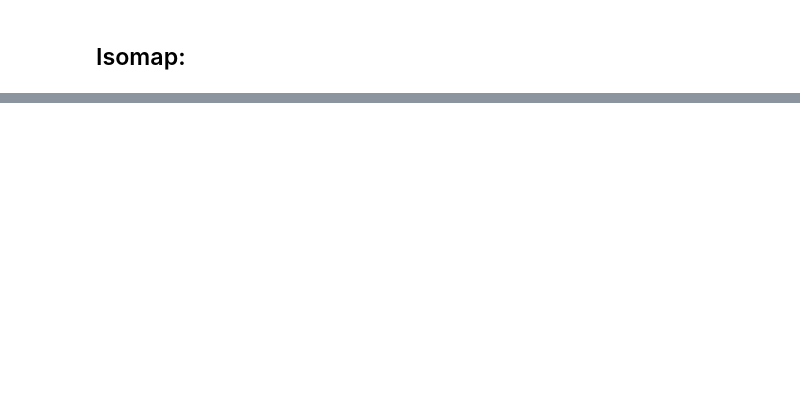
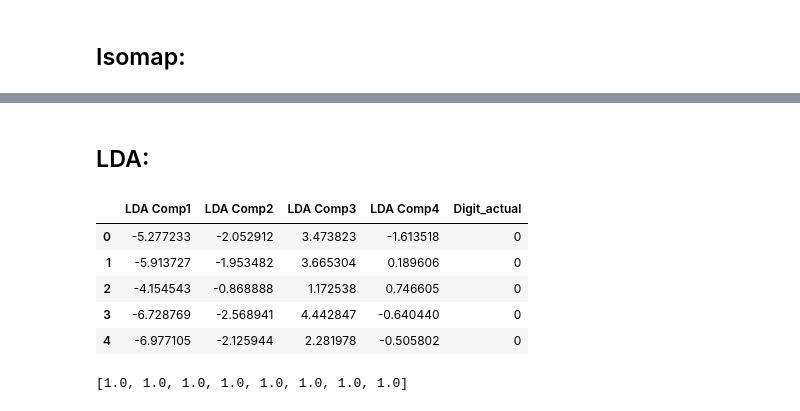
Before and after one commit to shreesha-1990/657A-Assignments, a Jupyter notebook: Assignment 1.ipynb, the cells around one changed output, grey strips where cells are left out. Drawn from its saved outputs; the diff is of its cells as text; code cells hidden in the pictures; blank space fills up the shorter version.

```diff
--- a/Assignment 1.ipynb
+++ b/Assignment 1.ipynb
@@ -724,0 +747,26 @@ Isomap_kfold_Accuracy
+# %% [markdown]
+## LDA:
+# %%
+#Selecting top 4 Components (LDA):
+from sklearn.discriminant_analysis import LinearDiscriminantAnalysis
+clf1 = LinearDiscriminantAnalysis(n_components=4)
+clf1.fit(DataB_df, Digit_actual)
+LDA_comp1_4 = clf1.transform(DataB_df)
+LDA_comp1_4.shape
+
+LDA_df1_4 = pd.DataFrame(LDA_comp1_4,columns=['LDA Comp1','LDA Comp2','LDA Comp3','LDA Comp4'])
+LDA_df1_4['Digit_actual'] = Digit_actual
+LDA_df1_4.head()
+# %% [output]
+|  | LDA Comp1 | LDA Comp2 | LDA Comp3 | LDA Comp4 | Digit_actual |
+| 0 | -5.277233 | -2.052912 | 3.473823 | -1.613518 | 0 |
+| 1 | -5.913727 | -1.953482 | 3.665304 | 0.189606 | 0 |
+| 2 | -4.154543 | -0.868888 | 1.172538 | 0.746605 | 0 |
+| 3 | -6.728769 | -2.568941 | 4.442847 | -0.640440 | 0 |
+| 4 | -6.977105 | -2.125944 | 2.281978 | -0.505802 | 0 |
+# %%
+#Kfold method to split the data: Calling function kFold_NB()
+LDA_kfold_Accuracy = list(kFold_NB(LDA_df1_4))
+LDA_kfold_Accuracy
+# %% [output]
+[1.0, 1.0, 1.0, 1.0, 1.0, 1.0, 1.0, 1.0]
```
Also changed, not shown: parts of 48 cells of this notebook.
